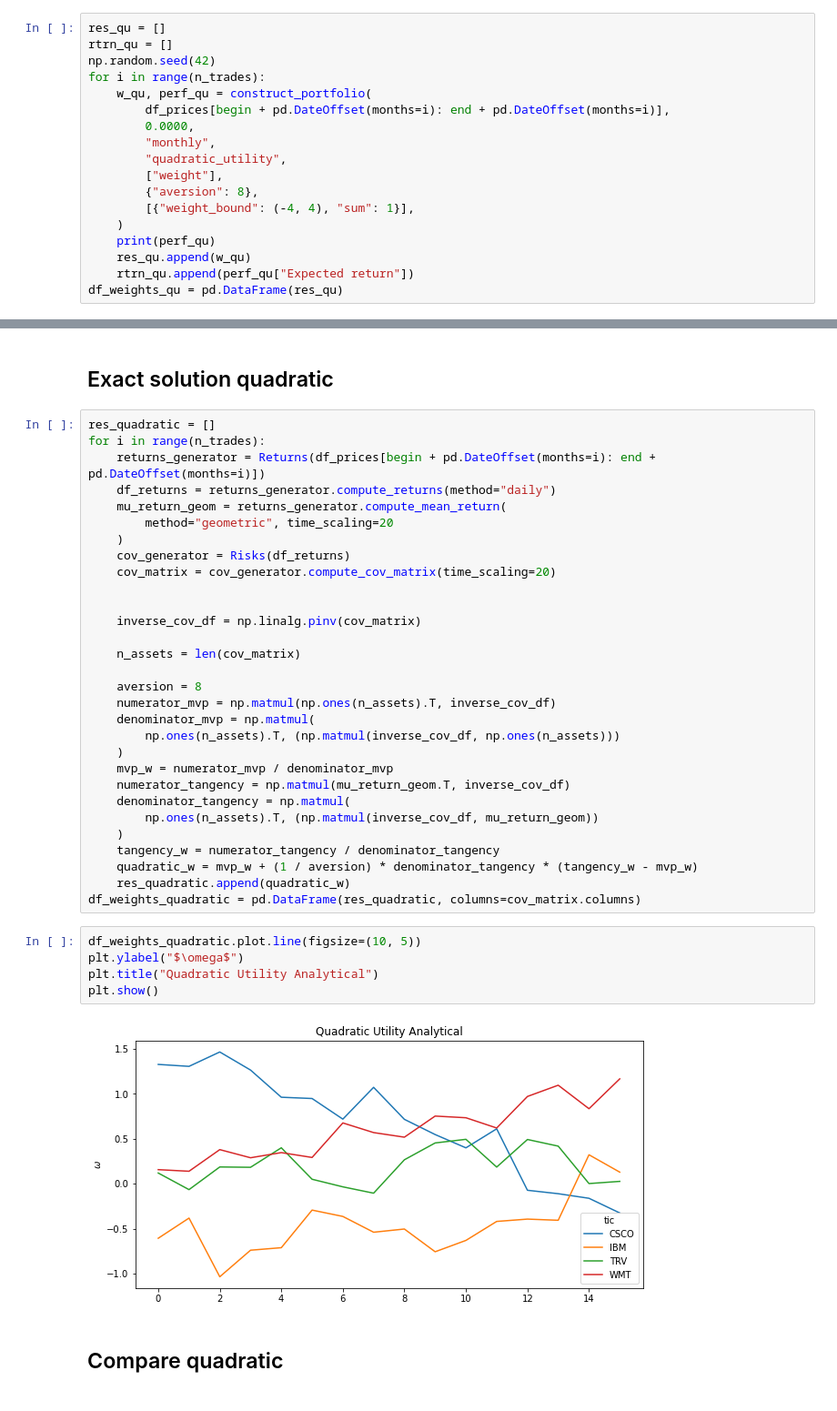
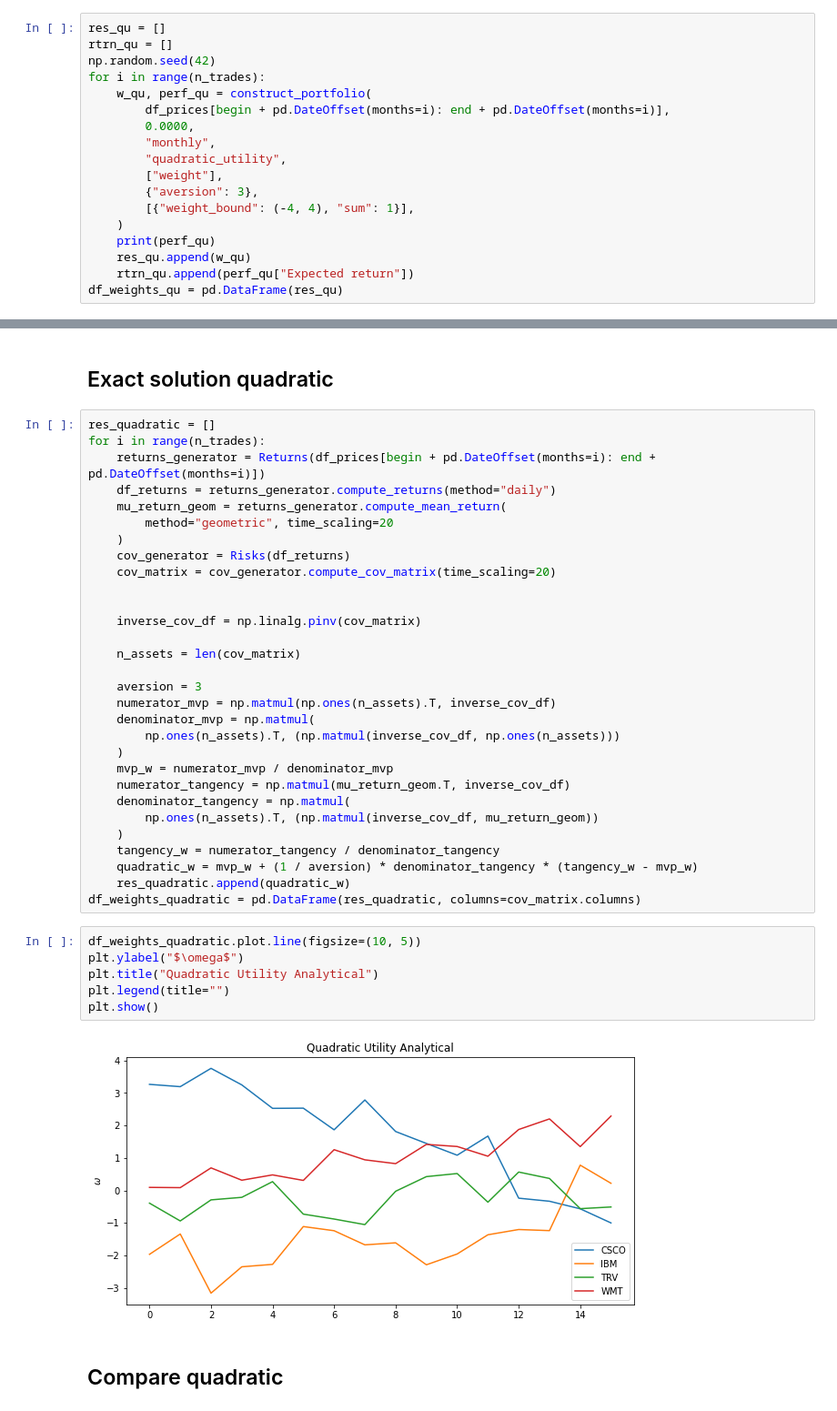
Before and after one commit to simontherien/portfolio-optim, a Jupyter notebook: ptf_opt.ipynb, the cells around one changed output, grey strips where cells are left out. Shown at 91% size. Saved outputs shown, nothing was run; the diff lists cells and outputs as text.

```diff
--- a/ptf_opt.ipynb
+++ b/ptf_opt.ipynb
@@ -212,7 +219,7 @@ for i in range(n_trades):
         "monthly",
         "quadratic_utility",
         ["weight"],
-        {"aversion": 8},
+        {"aversion": 3},
         [{"weight_bound": (-4, 4), "sum": 1}],
     )
     print(perf_qu)
@@ -261,7 +268,7 @@ for i in range(n_trades):
 
     n_assets = len(cov_matrix)
 
-    aversion = 8
+    aversion = 3
     numerator_mvp = np.matmul(np.ones(n_assets).T, inverse_cov_df)
     denominator_mvp = np.matmul(
         np.ones(n_assets).T, (np.matmul(inverse_cov_df, np.ones(n_assets)))
@@ -278,10 +285,11 @@ df_weights_quadratic = pd.DataFrame(res_quadratic, columns=cov_matrix.columns)
 # %%
 df_weights_quadratic.plot.line(figsize=(10, 5))
 plt.ylabel("$\omega$")
 plt.title("Quadratic Utility Analytical")
+plt.legend(title="")
 plt.show()
 # %% [output]
-[figure, old version]
+[figure, new version]
 # %% [markdown]
 ## Compare quadratic
 # %%
```
Also changed, not shown: parts of 9 cells of this notebook.
